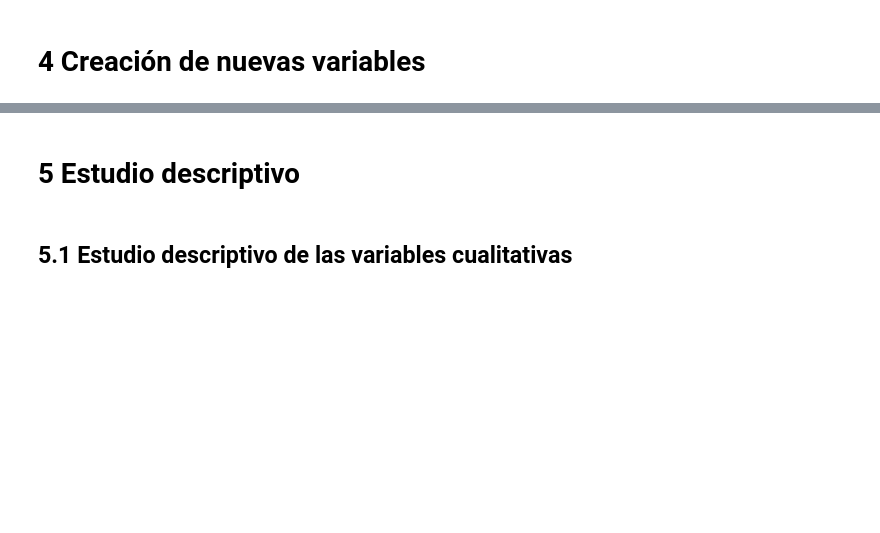
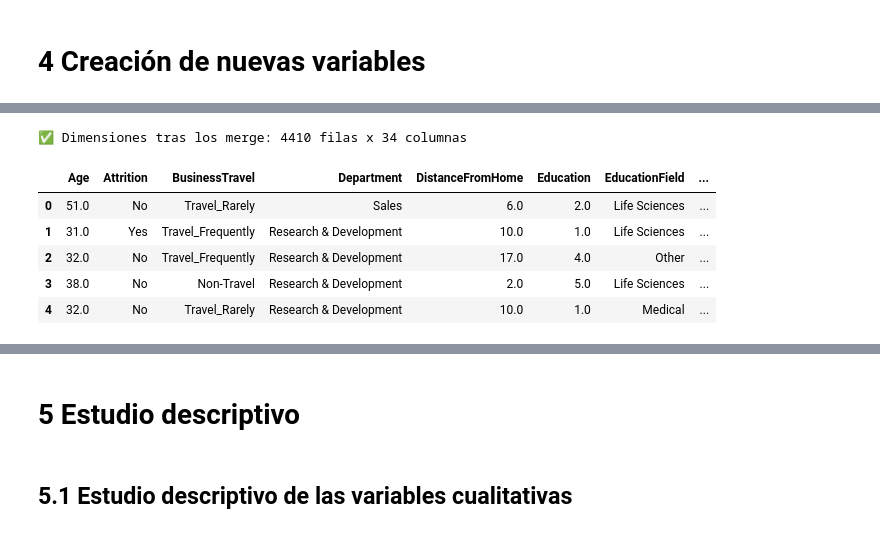
Before and after one commit to sangoumr/People_Analitics, a Jupyter notebook: EDA.ipynb, the cells around one changed output, grey strips where cells are left out. Drawn from its saved outputs; the diff is of its cells as text; code cells hidden in the pictures; blank space fills up the shorter version.

```diff
--- a/EDA.ipynb
+++ b/EDA.ipynb
@@ -663,0 +794,37 @@ Estadísticos descriptivos tras la imputación:
+# %%
+# Incorporamos las nuevas variables al fichero general mediante un merge
+# usando el EmployeeID como clave de enlace entre ambos dataframes.
+# Se usa how="left" para conservar todos los registros del fichero general,
+# aunque no tengan correspondencia en el fichero de fichajes.
+dataframes["general"] = dataframes["general"].merge(
+    features,
+    left_on="EmployeeID",    # clave en el fichero general
+    right_index=True,        # clave en features (EmployeeID es el índice)
+    how="left"               # conservamos todos los registros del fichero general
+)
+
+# Incorporamos los resultados de las encuestas al fichero general mediante merge,
+# usando el EmployeeID como clave de enlace entre los ficheros.
+# Se usa how="left" para conservar todos los registros del fichero general,
+# aunque algún empleado no haya respondido alguna de las encuestas.
+dataframes["general"] = dataframes["general"].merge(
+    dataframes["survey_employee"],
+    on="EmployeeID",    # clave común en ambos ficheros
+    how="left"          # conservamos todos los registros del fichero general
+).merge(
+    dataframes["survey_manager"],
+    on="EmployeeID",    # clave común en ambos ficheros
+    how="left"          # conservamos todos los registros del fichero general
+)
+
+# Verificamos el resultado
+print(f"✅ Dimensiones tras los merge: {dataframes['general'].shape[0]} filas x {dataframes['general'].shape[1]} columnas")
+display(dataframes["general"].head())
+# %% [output]
+✅ Dimensiones tras los merge: 4410 filas x 34 columnas
+|  | Age | Attrition | BusinessTravel | Department | DistanceFromHome | Education | EducationField | ... |
+| 0 | 51.0 | No | Travel_Rarely | Sales | 6.0 | 2.0 | Life Sciences | ... |
+| 1 | 31.0 | Yes | Travel_Frequently | Research & Development | 10.0 | 1.0 | Life Sciences | ... |
+| 2 | 32.0 | No | Travel_Frequently | Research & Development | 17.0 | 4.0 | Other | ... |
+| 3 | 38.0 | No | Non-Travel | Research & Development | 2.0 | 5.0 | Life Sciences | ... |
+| 4 | 32.0 | No | Travel_Rarely | Research & Development | 10.0 | 1.0 | Medical | ... |
```
Also changed, not shown: parts of 9 cells of this notebook.
